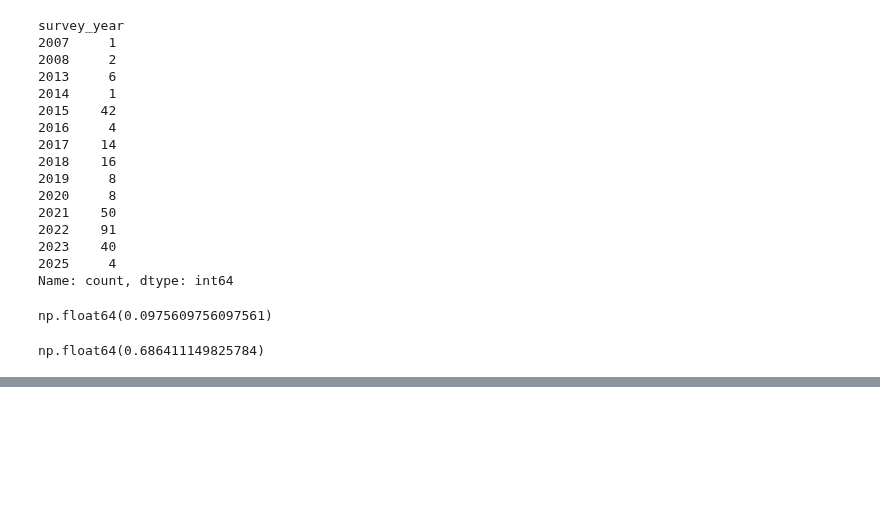
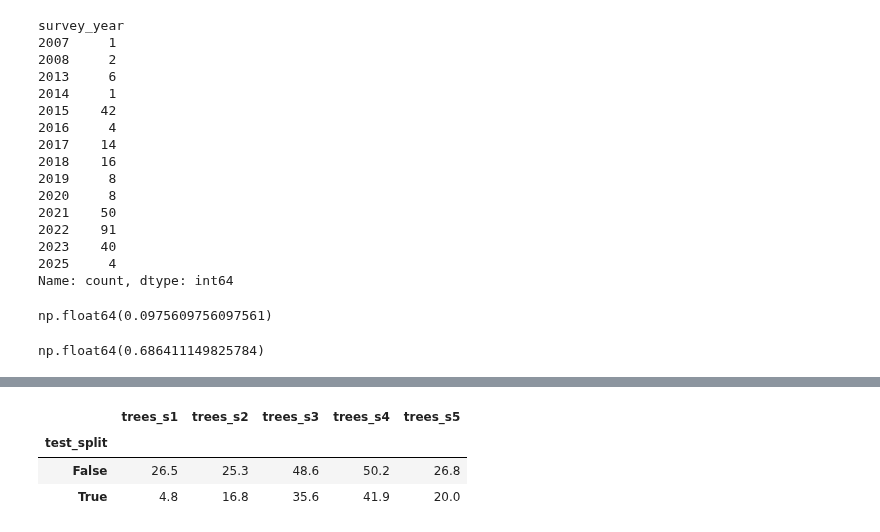
Before and after one commit to CU-ESIIL/EAGLE, a Jupyter notebook: data_cleaning/merge_ofo_trees.ipynb, the cells around one changed output, grey strips where cells are left out. Cells and saved outputs as stored; diff of their text form; code cells hidden in the pictures; blank space fills up the shorter version.

```diff
--- a/data_cleaning/merge_ofo_trees.ipynb
+++ b/data_cleaning/merge_ofo_trees.ipynb
@@ -238,3 +277,5 @@ trees[trees['plot_id']==large_ba_plot].plot(markersize='basal_area')
+# %%
+plots = plots.join(plot_size_classes, how='left',on='plot_id').sort_values(by='plot_id')
 # %% [markdown]
 # check lidar availability per plot
 # %%
@@ -305,4 +330,5 @@ plots_w_als
 # %%
-plots_w_als = plots[plots.year_diff_AWS.fillna(100)<=3]
+plots_w_als = plots[plots.year_diff_AWS<=3]
 plots_w_als.rename(columns={'withhold_from_training':'test_split'}, inplace=True)
 plots_w_als.to_file('../datasets/OFO_trees/plots_w_als.gpkg')
+plots_w_als.to_parquet('../datasets/OFO_trees/plots_w_als.parquet', index=False)
@@ -308,0 +359,7 @@ plots_w_als.to_file('../datasets/OFO_trees/plots_w_als.gpkg')
+# %%
+plots_w_als.groupby('test_split')[['trees_s1','trees_s2','trees_s3','trees_s4','trees_s5']].mean().round(1)
+# %% [output]
+|  | trees_s1 | trees_s2 | trees_s3 | trees_s4 | trees_s5 |
+| test_split |  |  |  |  |  |
+| False | 26.5 | 25.3 | 48.6 | 50.2 | 26.8 |
+| True | 4.8 | 16.8 | 35.6 | 41.9 | 20.0 |
```
Also changed, not shown: parts of 20 cells of this notebook, 3 other files.
